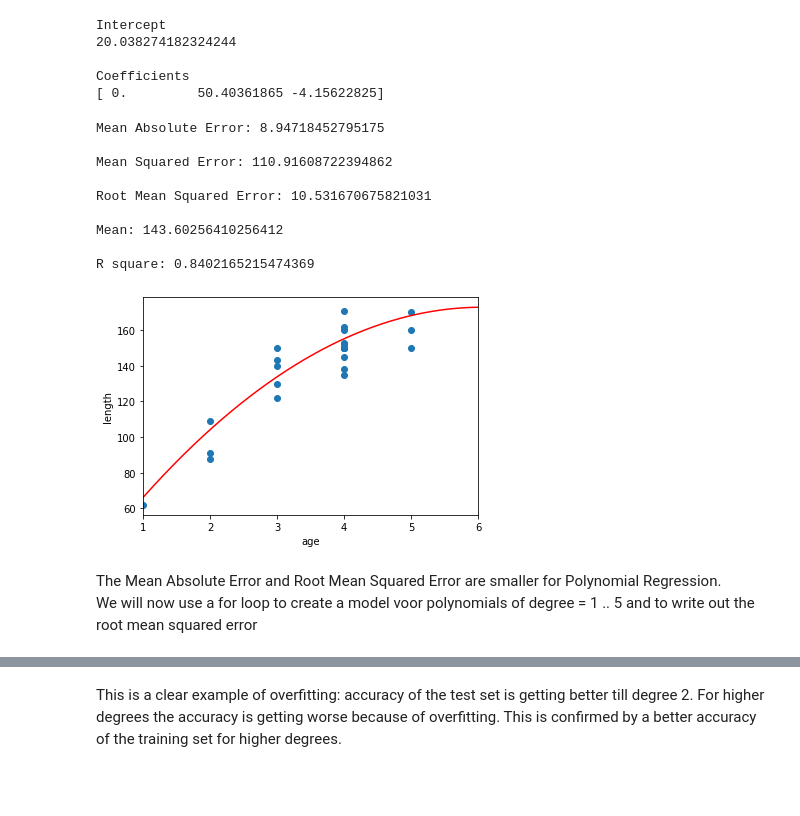
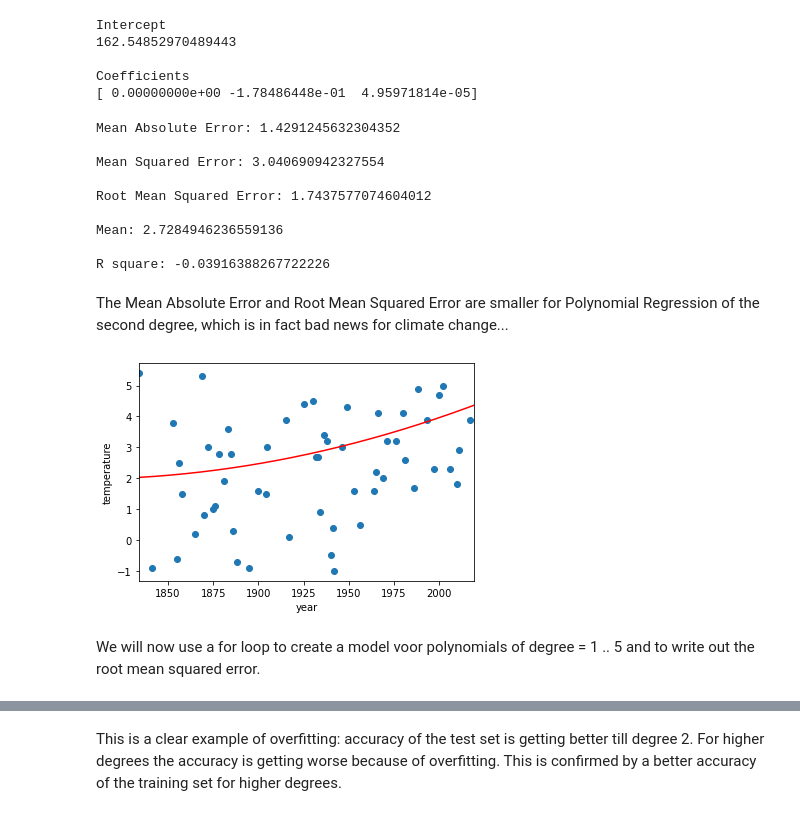
Before and after one commit to HOGENT-Databases/DB3-Workshops, a Jupyter notebook: notebooks/polynomial_regression.ipynb, the cells around one changed output, grey strips where cells are left out. Saved outputs shown, nothing was run; the diff lists cells and outputs as text; code cells hidden in the pictures; blank space fills up the shorter version.

Commit message:
polynomial regression

```diff
--- a/notebooks/polynomial_regression.ipynb
+++ b/notebooks/polynomial_regression.ipynb
@@ -34,8 +30,7 @@ The plot of the data suggests that there is positive trend in the data. That is,
 import pandas as pd
 import numpy as np
 import matplotlib.pyplot as plt
-# Read the file bluegills.txt. The seperator is tab
-url = 'https://raw.githubusercontent.com/HOGENT-Databases/DB3-Workshops/master/data/bluegills.txt'
-fish = pd.read_csv(url, sep='\t')
-fish.head(10)
+url = 'https://raw.githubusercontent.com/HOGENT-Databases/DB3-Workshops/master/data/wintertempbrussels.xlsx'
+brussels = pd.read_excel(url)
+brussels.head()
 # %% [output]
@@ -66,21 +43,8 @@ Text(0, 0.5, 'length')
 # %%
 from sklearn.model_selection import train_test_split
-X = fish.drop('length',axis=1)
-y = fish['length']
+X = brussels.drop('Temperature',axis=1)
+y = brussels['Temperature']
 X_train, X_test, y_train, y_test = train_test_split(X,y,test_size=0.30)
 from sklearn import metrics
 from sklearn.preprocessing import PolynomialFeatures
 from sklearn.linear_model import LinearRegression
-# %%
-# First use LinearRegression
-model = LinearRegression()
-model.fit(X_train,y_train)
-
-#To retrieve the intercept:
-print("Intercept")
-print(model.intercept_)
-print()
-#For retrieving the slope:
-print("Slope")
-print(model.coef_)
-print()
@@ -159,10 +69,10 @@ print(model.coef_)
 print()
 # %% [output]
 Intercept
-20.038274182324244
+162.54852970489443
 
 Coefficients
-[ 0.         50.40361865 -4.15622825]
+[ 0.00000000e+00 -1.78486448e-01  4.95971814e-05]
 # %%
 y_predict = model.predict(X_test_transform)
 
@@ -178,7 +88,7 @@ RMSE = np.sqrt(metrics.mean_squared_error(y_test,y_predict))
 print('Root Mean Squared Error: '+ str(RMSE))
 print()
 
-mean = fish['length'].mean()
+mean = brussels['Temperature'].mean()
 print ('Mean: ' + str(mean))
 print()
 
@@ -186,15 +96,17 @@ r2 = metrics.r2_score(y_test,y_predict)
 print('R square: ' + str(r2))
 print()
 # %% [output]
-Mean Absolute Error: 8.94718452795175
+Mean Absolute Error: 1.4291245632304352
 
-Mean Squared Error: 110.91608722394862
+Mean Squared Error: 3.040690942327554
 
-Root Mean Squared Error: 10.531670675821031
+Root Mean Squared Error: 1.7437577074604012
 
-Mean: 143.60256410256412
+Mean: 2.7284946236559136
 
-R square: 0.8402165215474369
+R square: -0.03916388267722226
+# %% [markdown]
+The Mean Absolute Error and Root Mean Squared Error are smaller for Polynomial Regression of the second degree, which is in fact bad news for climate change...
 # %%
 # Calculate the result of the polynomial for a specific value of x
 def p(x):
@@ -205,18 +117,19 @@ def p(x):
 # %%
 # Plot the dataset
 plt.scatter(X_test, y_test)
+xmin = brussels['Year'].min()
+xmax = brussels['Year'].max()
 plt.xlim([xmin, xmax])
-plt.xlabel('age')
-plt.ylabel('length')
+plt.xlabel('year')
+plt.ylabel('temperature')
 
 # Plot the polynomial
 t1 = np.arange(xmin, xmax, 0.01)
 plt.plot(t1, p(t1), color='red')
 plt.show()
 # %% [output]
-[figure, old version]
+[figure, new version]
 # %% [markdown]
-The Mean Absolute Error and Root Mean Squared Error are smaller for Polynomial Regression.
-We will now use a for loop to create a model voor polynomials of degree = 1 .. 5 and to write out the root mean squared error
+We will now use a for loop to create a model voor polynomials of degree = 1 .. 5 and to write out the root mean squared error.
 # %%
 from sklearn.model_selection import train_test_split
```
Also changed, not shown: parts of 9 cells of this notebook.
